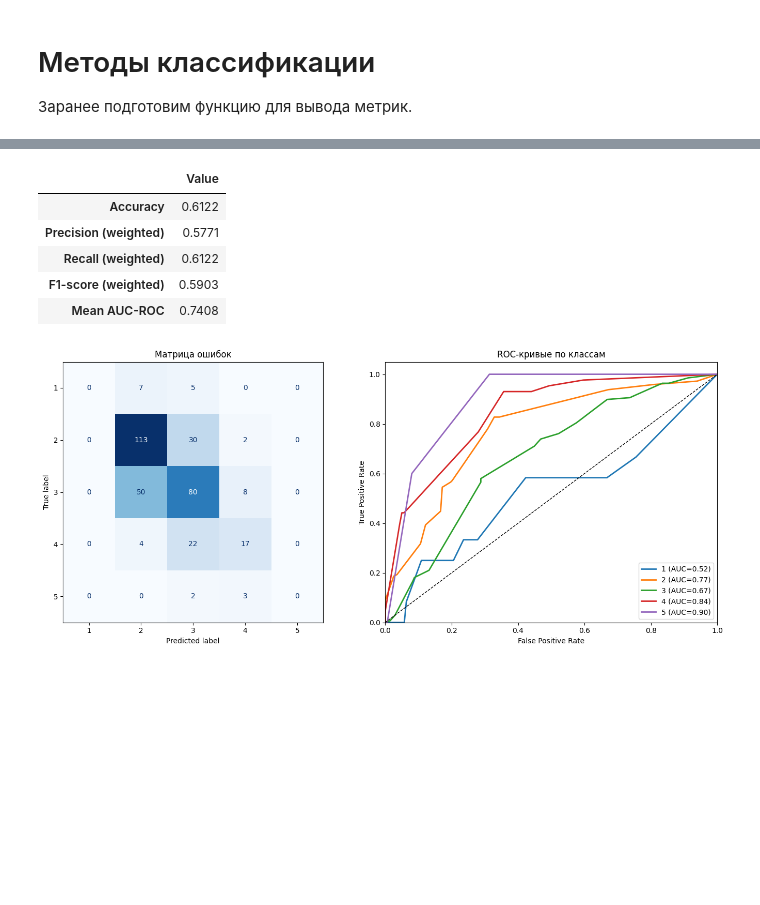
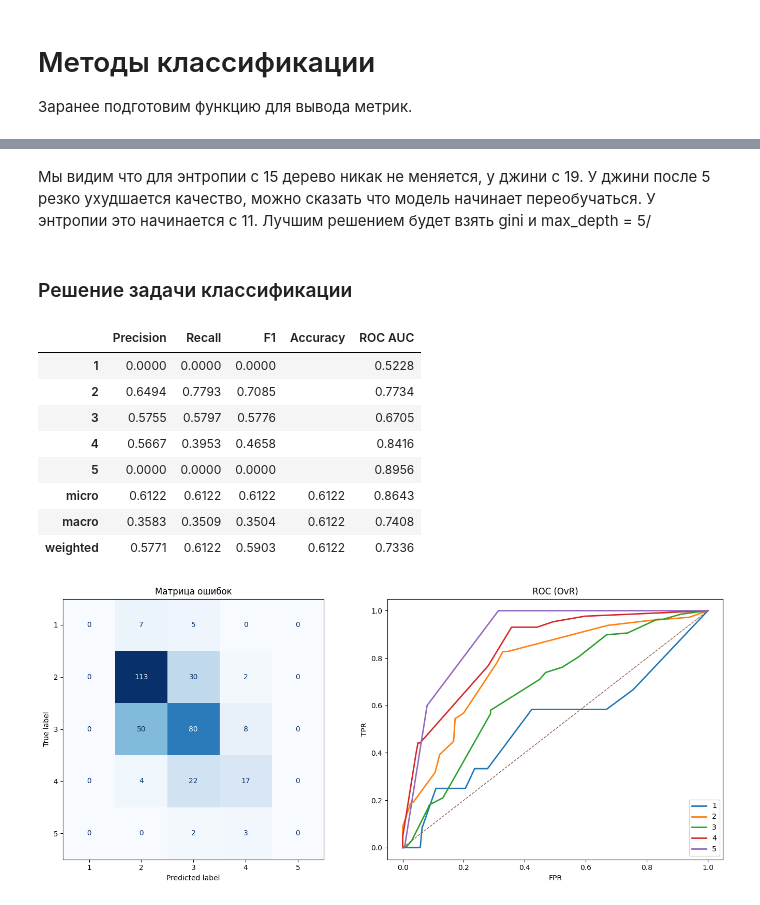
Before and after one commit to olesya1119/ML, a Jupyter notebook: lab3/notebook.ipynb, the cells around one changed output, grey strips where cells are left out. Saved outputs shown, nothing was run; the diff lists cells and outputs as text; code cells hidden in the pictures; blank space fills up the shorter version.

```diff
--- a/lab3/notebook.ipynb
+++ b/lab3/notebook.ipynb
@@ -263,0 +391,37 @@ def get_metrics(y_true, y_pred, y_prob=None, class_names=None):
+# %%
+from sklearn.tree import DecisionTreeClassifier
+
+depth_values = list(range(1, 30))
+
+acc_gini = []
+acc_entropy = []
+
+for depth in depth_values:
+    clf_gini = DecisionTreeClassifier(
+        criterion="gini",
+        max_depth=depth,
+        random_state=42
+    )
+    clf_gini.fit(X_train, y_train)
+    y_pred_gini = clf_gini.predict(X_test)
+    acc_gini.append(accuracy_score(y_test, y_pred_gini))
+
+    clf_entropy = DecisionTreeClassifier(
+        criterion="entropy",
+        max_depth=depth,
+        random_state=42
+    )
+    clf_entropy.fit(X_train, y_train)
+    y_pred_entropy = clf_entropy.predict(X_test)
+    acc_entropy.append(accuracy_score(y_test, y_pred_entropy))
+
+# График
+plt.figure()
+plt.plot(depth_values, acc_gini, marker="o", label="Gini")
+plt.plot(depth_values, acc_entropy, marker="s", label="Entropy")
+plt.xlabel("max_depth")
+plt.ylabel("Accuracy")
+plt.title("Зависимость Accuracy от глубины")
+plt.grid(True)
+plt.legend()
+plt.show()
@@ -264,18 +430,25 @@ def get_metrics(y_true, y_pred, y_prob=None, class_names=None):
+# %% [markdown]
+Мы видим что для энтропии с 15 дерево никак не меняется, у джини с 19. У джини после 5 резко ухудшается качество, можно сказать что модель начинает переобучаться. У энтропии это начинается с 11. Лучшим решением будет взять gini и max_depth = 5/
+# %% [markdown]
+### Решение задачи классификации
 # %%
 from sklearn.tree import DecisionTreeClassifier
 
 clf = DecisionTreeClassifier(random_state=42, max_depth=5)
 clf.fit(X_train, y_train)
 
 y_pred = clf.predict(X_test)
 y_prob = clf.predict_proba(X_test)
 
-decision_tree_result = get_metrics(y_test, y_pred, y_prob, class_names=['1', '2', '3', '4', '5'])
+tree_metrics = get_metrics(y_test, y_pred, y_prob, class_names=['1', '2', '3', '4', '5'])
 # %% [output]
-|  | Value |
-| Accuracy | 0.6122 |
-| Precision (weighted) | 0.5771 |
-| Recall (weighted) | 0.6122 |
-| F1-score (weighted) | 0.5903 |
-| Mean AUC-ROC | 0.7408 |
+|  | Precision | Recall | F1 | Accuracy | ROC AUC |
+| 1 | 0.0000 | 0.0000 | 0.0000 |  | 0.5228 |
+| 2 | 0.6494 | 0.7793 | 0.7085 |  | 0.7734 |
+| 3 | 0.5755 | 0.5797 | 0.5776 |  | 0.6705 |
+| 4 | 0.5667 | 0.3953 | 0.4658 |  | 0.8416 |
+| 5 | 0.0000 | 0.0000 | 0.0000 |  | 0.8956 |
+| micro | 0.6122 | 0.6122 | 0.6122 | 0.6122 | 0.8643 |
+| macro | 0.3583 | 0.3509 | 0.3504 | 0.6122 | 0.7408 |
+| weighted | 0.5771 | 0.6122 | 0.5903 | 0.6122 | 0.7336 |
-[figure, old version]
+[figure, new version]
```
Also changed, not shown: parts of 18 cells of this notebook.
